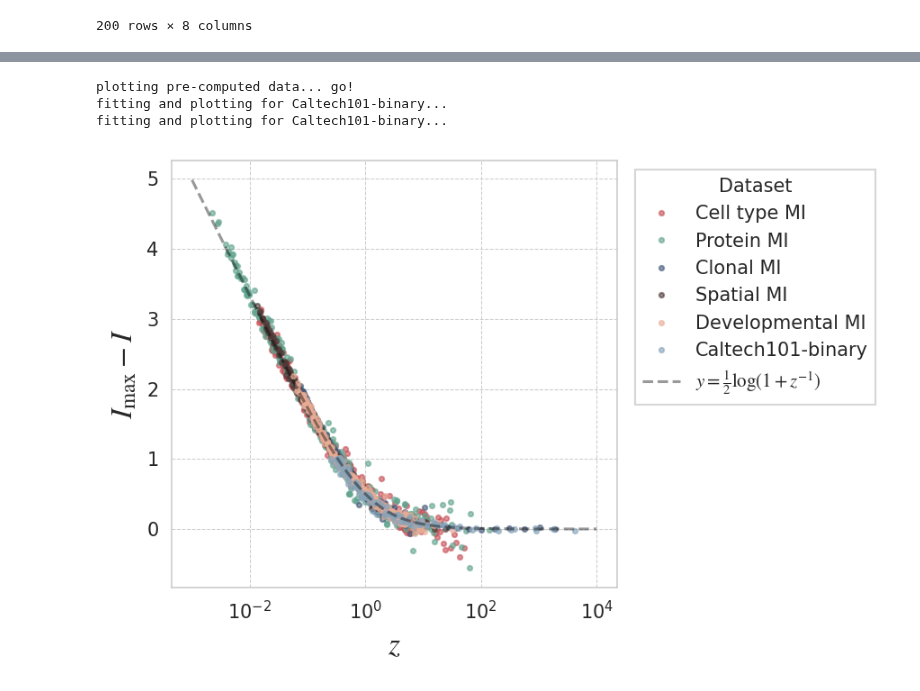
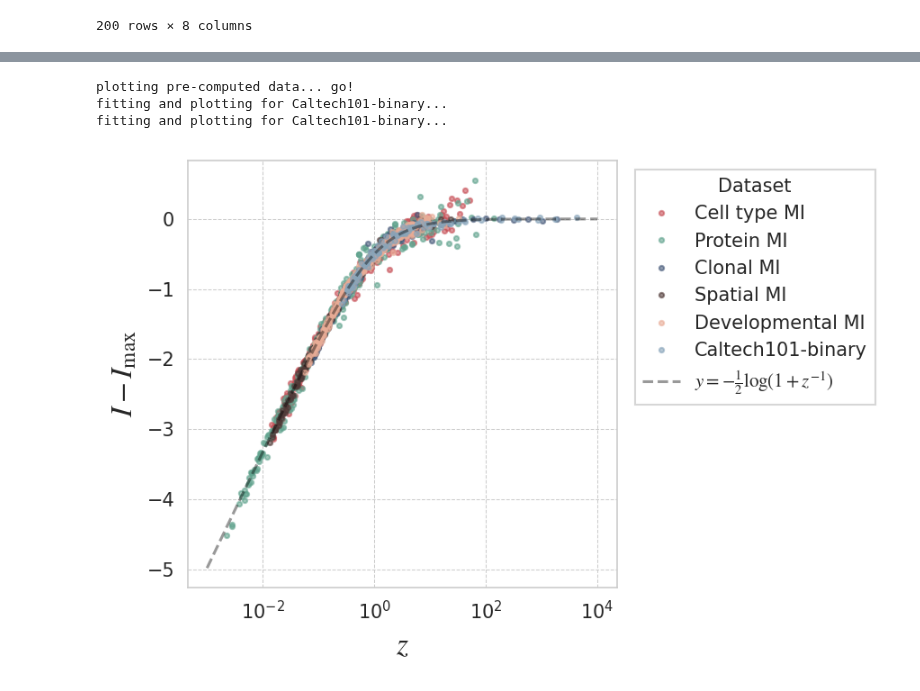
Before and after one commit to igor-sadalski/Scaling-up-measurement-noise-scaling-laws, a Jupyter notebook: analysis/collapse.ipynb, the cells around one changed output, grey strips where cells are left out. Drawn from its saved outputs; the diff is of its cells as text; code cells hidden in the pictures.

```diff
--- a/analysis/collapse.ipynb
+++ b/analysis/collapse.ipynb
@@ -507,7 +491,7 @@ def plot_precomputed(ax, df, param_df, palette, plot_fits=False):
                 # normalize and plot!
                 z = transform_to_z(x, xbar, imax)
 
-                plot_points(ax, z, imax-y, palette[idx], sig)
+                plot_points(ax, z, y-imax, palette[idx], sig)
 
                 # if plot_fits:
                 #     xs = np.logspace(-4, 3.5, 100)
@@ -538,7 +522,7 @@ def fit_and_plot(ax, df, x_col, color, label, plot_fits=False):
 
             # normalize and plot!
             z = transform_to_z(x_data, x_bar, i_max)
-            plot_points(ax, z, (i_max - y_data) / i_max, color, label)
+            plot_points(ax, z, y_data - i_max, color, label)
             # and the fit line too
             # if plot_fits:
             #     xs = np.logspace(-4, 3.5, 100)
@@ -547,35 +531,34 @@ def fit_and_plot(ax, df, x_col, color, label, plot_fits=False):
             #     # plot_fit(ax, xs/x_bar, ys/i_max, color)
 
 
 # plotting setup
 fig, ax = plt.subplots(figsize=(6, 4))
 show_fits = False # set to true to see the fit lines!
 
 # run the plotting functions
 plot_precomputed(ax, df, sc_param_df, pretty_palette, show_fits)
 fit_and_plot(ax, gaussian_df, 'Scale', pretty_palette[-1], 'Caltech101-binary', show_fits)
 fit_and_plot(ax, res_df, 'Factor', pretty_palette[-1], 'Caltech101-binary', show_fits)
 
 # theory curve
 xs = np.logspace(-3, 4, 100)
-ax.plot(xs, np.log2((1+xs)/xs)/2, color='black', linestyle='--', alpha=0.4, lw=1.5,
-         label=r'$y = \frac{1}{2}\log(1 + z^{-1})$',zorder=10)
+ax.plot(xs, -np.log2((1+xs)/xs)/2, color='black', linestyle='--', alpha=0.4, lw=1.5,
+         label=r'$y = -\frac{1}{2}\log(1 + z^{-1})$',zorder=10)
 
-# make it pretty!
 ax.set_xscale('log')
-ax.set_ylabel(r'$I_{\max} - I$', fontsize=16) # new label!
+ax.set_ylabel(r'$I - I_{\max}$', fontsize=16)
 ax.set_xlabel(r'$z$', fontsize=16)
 
 # handle the legend so we don't have a million labels
 handles, labels = ax.get_legend_handles_labels()
 by_label = dict(zip(labels, handles))
 ax.legend(by_label.values(), by_label.keys(), loc='upper left',
            bbox_to_anchor=(1.02, 1.), title='Dataset')
 
 fig.tight_layout()
 plt.show()
 # %% [output]
 plotting pre-computed data... go!
 fitting and plotting for Caltech101-binary...
 fitting and plotting for Caltech101-binary...
-[figure, old version]
+[figure, new version]
```
Also changed, not shown: parts of 3 cells of this notebook, 2 other files.
